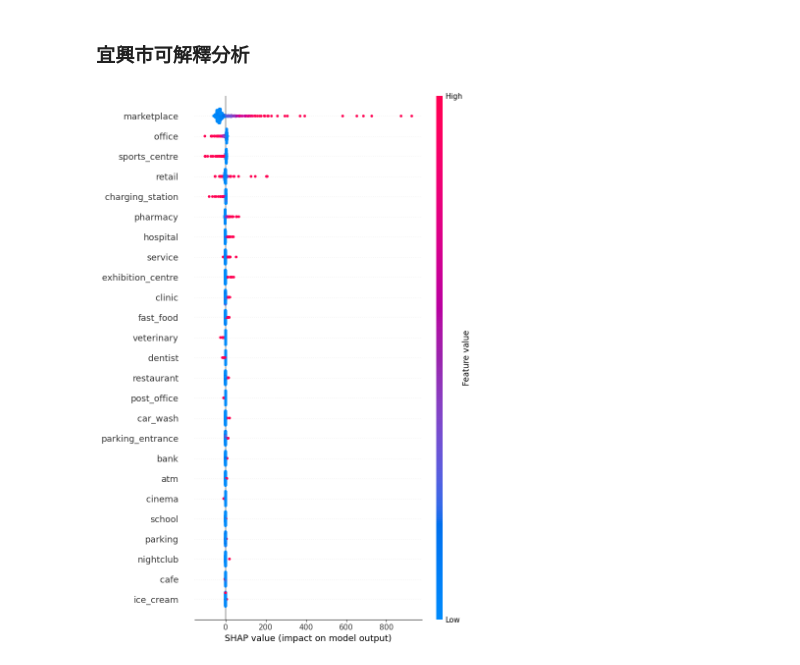
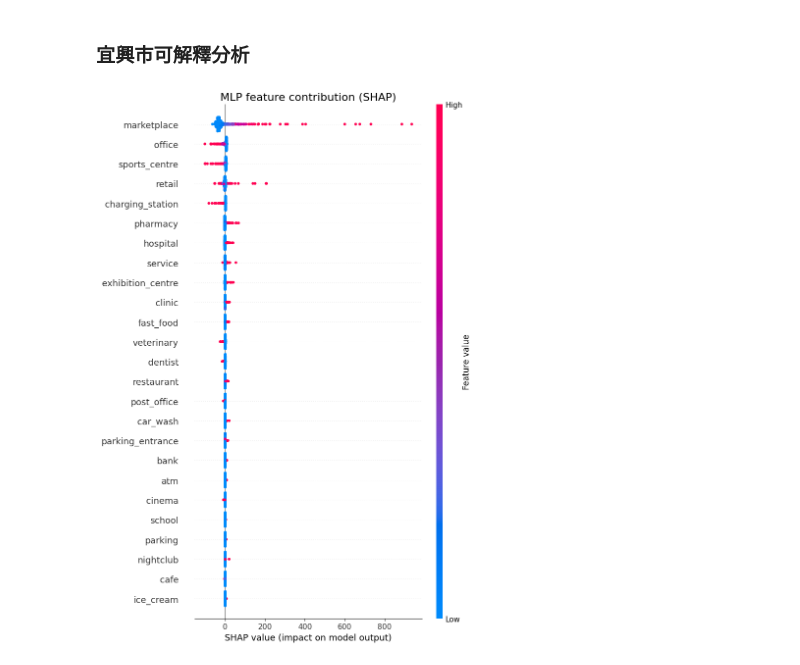
Before and after one commit to giraffeiscute/Yi-xing-city-OHCA-loctaion-prediction, a Jupyter notebook: NN_yixing.ipynb, the cells around one changed output. Saved outputs shown, nothing was run; the diff lists cells and outputs as text; code cells hidden in the pictures.

```diff
--- a/NN_yixing.ipynb
+++ b/NN_yixing.ipynb
@@ -350,27 +348,32 @@ plt.show()
 ### 宜興市可解釋分析
 # %%
 import shap
-import numpy as np
-import matplotlib.pyplot as plt
 
 # 假設 `spatial_data` 包含背景數據，用於 SHAP 的解釋
 background_data = X_yixing_tensor
 test_data = X_yixing_tensor
 
 # 建立 SHAP 解釋器，使用背景數據
 explainer = shap.GradientExplainer(s_net, background_data)
 shap_values_test = explainer.shap_values(test_data)* train_ohca_range + train_ohca_min
 # Get the shap values from my test data
 feature_names = X_yixing.columns
 
 shap_col = shap_values_test.shape[0]
 shap_row = shap_values_test.shape[1]
 shap_values_test_2D = shap_values_test.reshape(shap_col,shap_row)
 
 shap.summary_plot(shap_values_test_2D,
                   test_data,
                   feature_names,
                   max_display=25,
-                  show=True)
+                  show=False)
+
+# 2. 加入標題 (針對 s_net 命名為 MLP)
+plt.title("MLP feature contribution (SHAP)", fontsize=16)
+
+# 3. 顯示圖表
+plt.tight_layout()
+plt.show()
 # %% [output]
-[figure, old version]
+[figure, new version]
```
Also changed, not shown: parts of 3 cells of this notebook, 4 other files.
